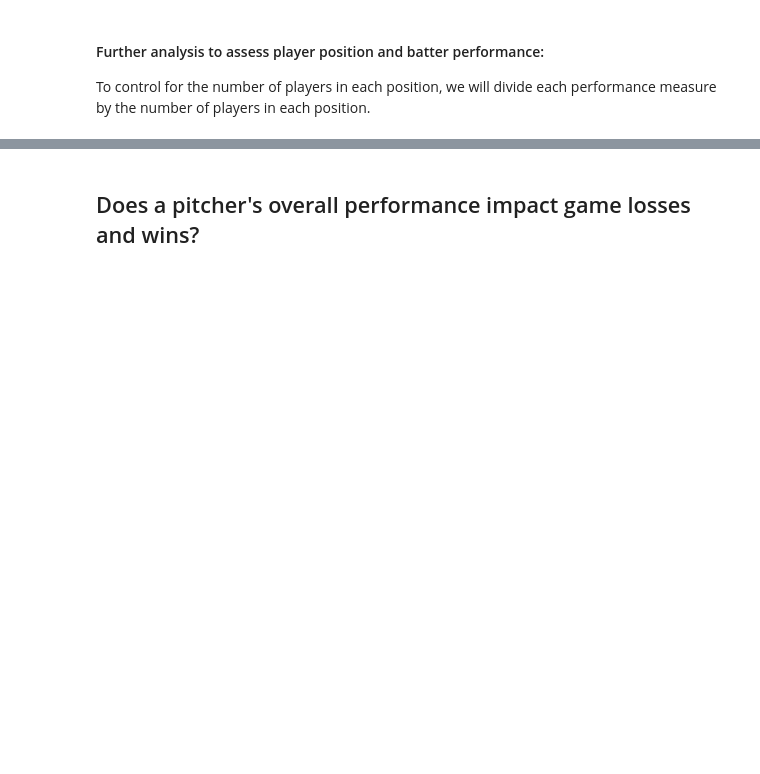
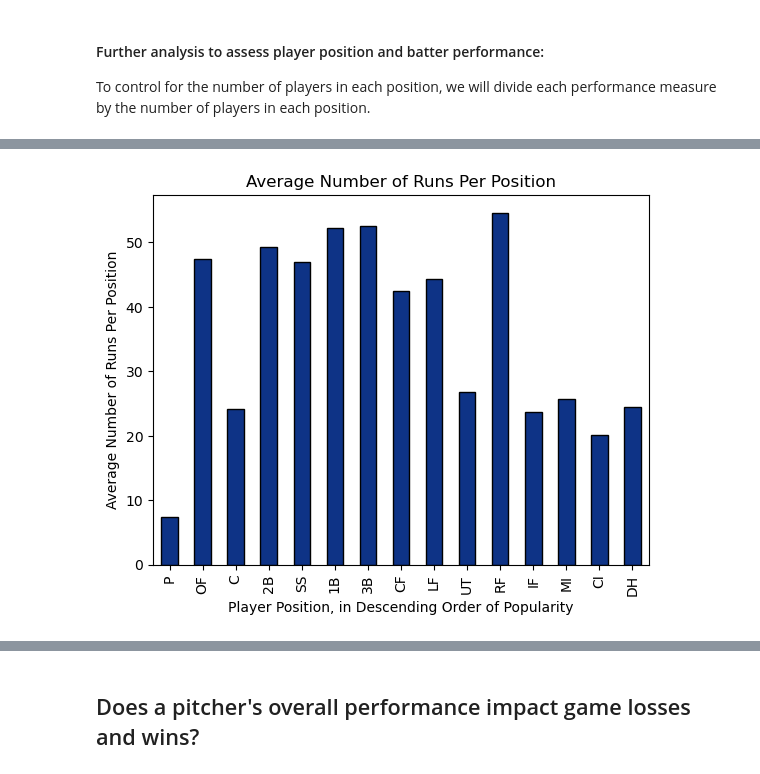
Before and after one commit to ml9148/Project_01, a Jupyter notebook: data_cleaning.ipynb, the cells around one changed output, grey strips where cells are left out. Saved outputs shown, nothing was run; the diff lists cells and outputs as text; code cells hidden in the pictures; blank space fills up the shorter version.

```diff
--- a/data_cleaning.ipynb
+++ b/data_cleaning.ipynb
@@ -737,0 +468,16 @@ position_total.plot(kind='bar')
+# %%
+# Plot the averages data BUT with the player position count starting at left as in original figure
+# Runs
+averages_data_by_position_count["Avg Runs"].plot(kind='bar',
+                                        stacked=False,
+                                        color='#0E3386',
+                                        edgecolor='black',
+                                        legend=None
+                                        )
+plt.title('Average Number of Runs Per Position')
+plt.xlabel('Player Position, in Descending Order of Popularity')
+plt.ylabel('Average Number of Runs Per Position')
+plt.savefig("Figures/Avg_Performance_Runs.png")
+plt.show()
+# %% [output]
+[figure, added]
```
Also changed, not shown: parts of 54 cells of this notebook, 1 other file.
